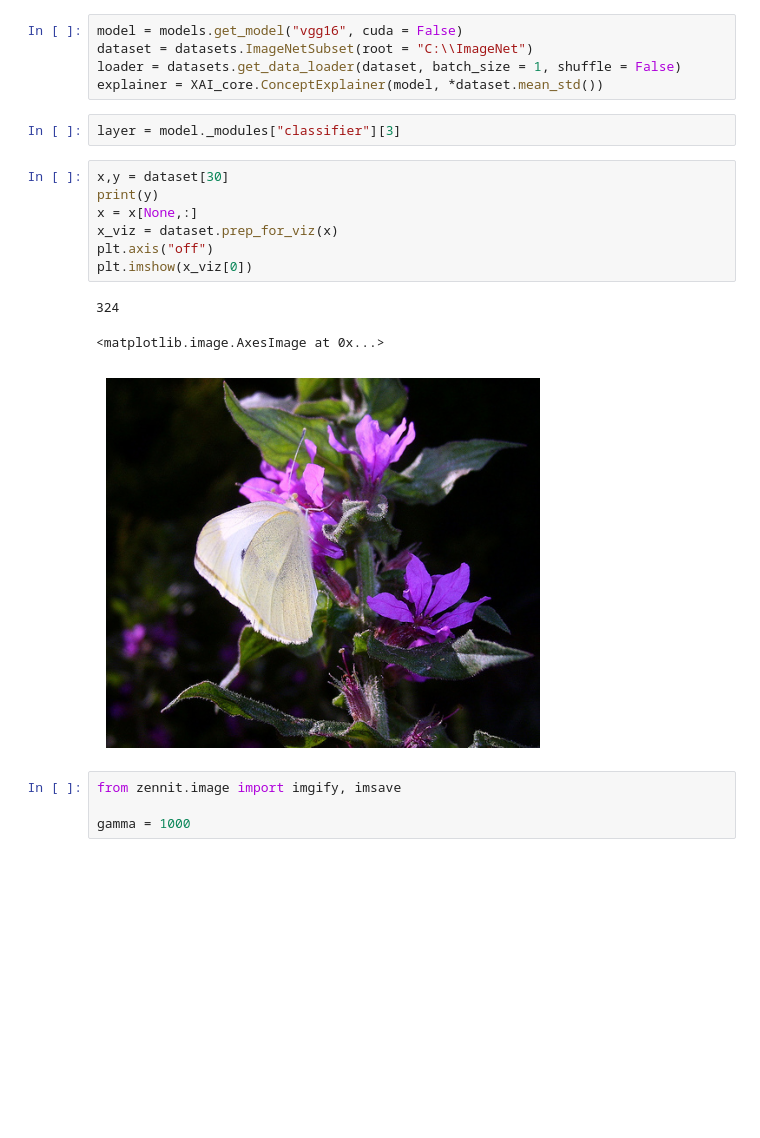
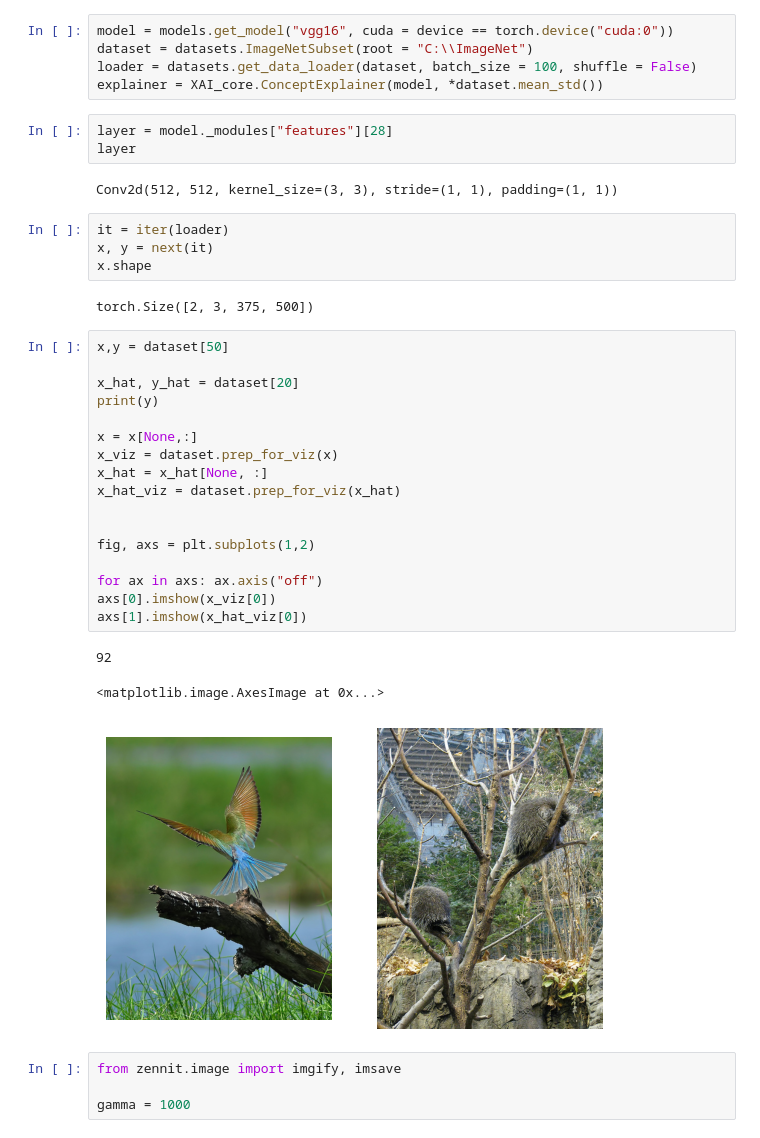
Before and after one commit to ManuelWelte/XAI_webapp, a Jupyter notebook: backend/Experiments.ipynb, the cells around one changed output. Drawn from its saved outputs; the diff is of its cells as text; blank space fills up the shorter version.

```diff
--- a/backend/Experiments.ipynb
+++ b/backend/Experiments.ipynb
@@ -10,21 +15,40 @@ from matplotlib import pyplot as plt
 # %%
-model = models.get_model("vgg16", cuda = False)
+model = models.get_model("vgg16", cuda = device == torch.device("cuda:0"))
 dataset = datasets.ImageNetSubset(root = "C:\\ImageNet")
-loader = datasets.get_data_loader(dataset, batch_size = 1, shuffle = False)
+loader = datasets.get_data_loader(dataset, batch_size = 100, shuffle = False)
 explainer = XAI_core.ConceptExplainer(model, *dataset.mean_std())
 # %%
-layer = model._modules["classifier"][3]
+layer = model._modules["features"][28]
+layer
+# %% [output]
+Conv2d(512, 512, kernel_size=(3, 3), stride=(1, 1), padding=(1, 1))
+# %%
+it = iter(loader)
+x, y = next(it)
+x.shape
+# %% [output]
+torch.Size([2, 3, 375, 500])
 # %%
-x,y = dataset[30]
+x,y = dataset[50]
+
+x_hat, y_hat = dataset[20]
 print(y)
+
 x = x[None,:]
 x_viz = dataset.prep_for_viz(x)
-plt.axis("off")
-plt.imshow(x_viz[0])
+x_hat = x_hat[None, :]
+x_hat_viz = dataset.prep_for_viz(x_hat)
+
+
+fig, axs = plt.subplots(1,2)
+
+for ax in axs: ax.axis("off")
+axs[0].imshow(x_viz[0])
+axs[1].imshow(x_hat_viz[0])
 # %% [output]
-324
+92
 <matplotlib.image.AxesImage at 0x...>
-[figure, old version]
+[figure, new version]
 # %%
 from zennit.image import imgify, imsave
 
```
Also changed, not shown: parts of 6 cells of this notebook, 1 other file.
